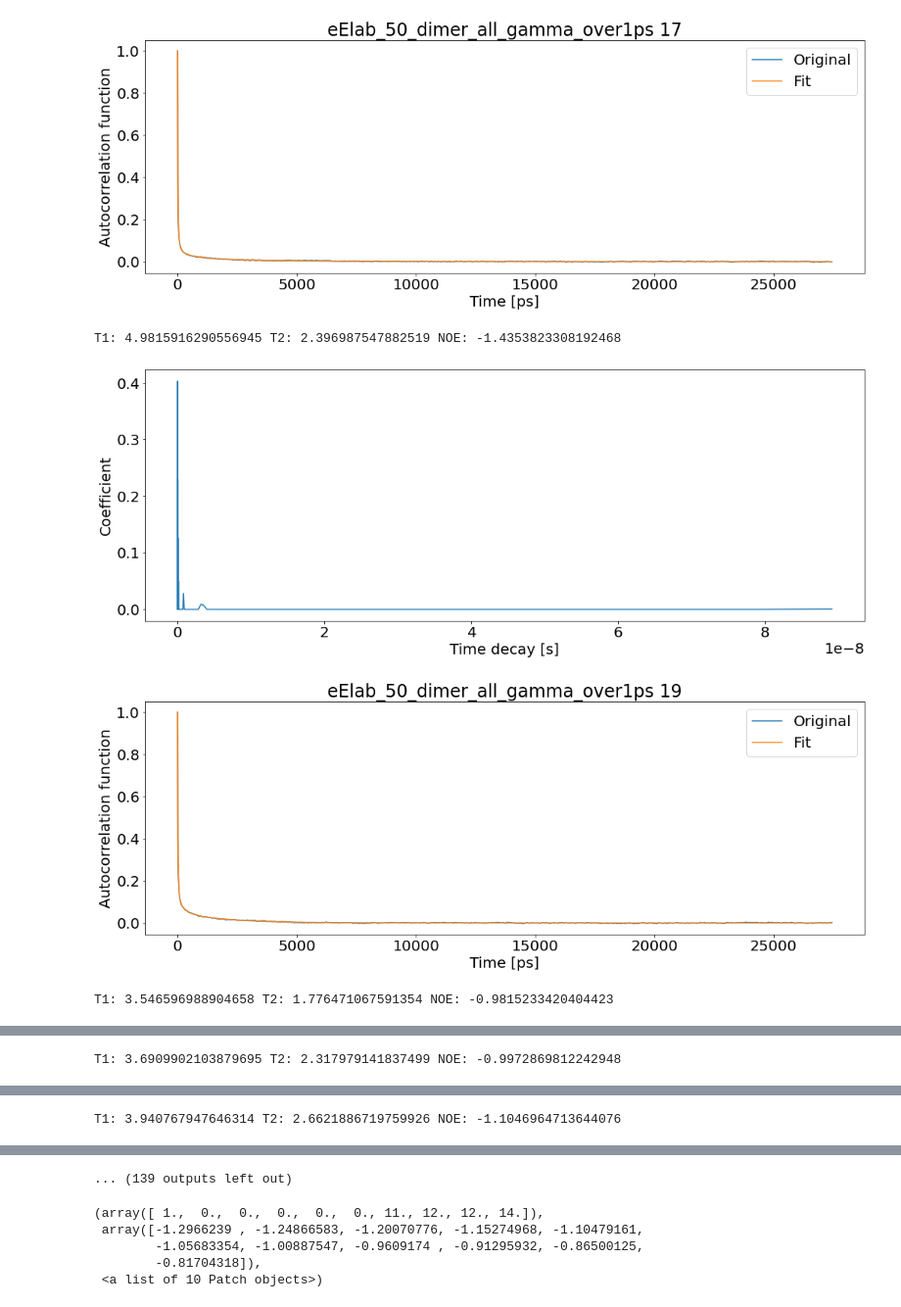
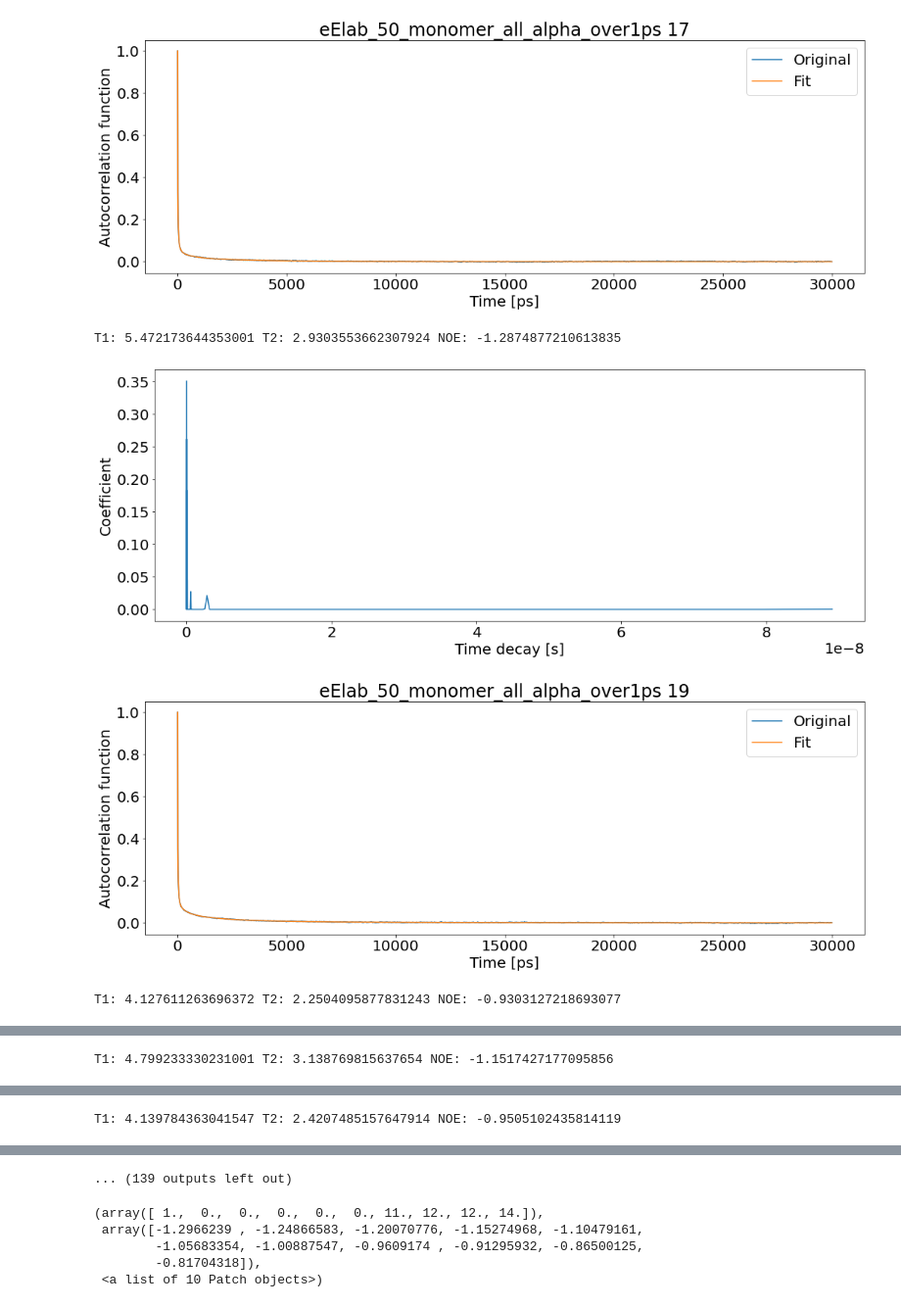
Before and after one commit to nencini/CorysPeptides, a Jupyter notebook: calculate_relax_from_SDS_proteins/AfterCorrelation.ipynb, the cells around one changed output, grey strips where cells are left out. Shown at 98% size. Saved outputs shown, nothing was run; the diff lists cells and outputs as text; code cells hidden in the pictures.

```diff
--- a/calculate_relax_from_SDS_proteins/AfterCorrelation.ipynb
+++ b/calculate_relax_from_SDS_proteins/AfterCorrelation.ipynb
@@ -29,36 +29,36 @@ gammaN=-27.166*10**6;
 # %%
 ### New analysis, all times over 1 ps
 
 OP=0 # order parameter
 smallest_corr_time=0 # enter in log scale -3 fs; 0 ps; 3 ns; 6 us;
 biggest_corr_time=5 # same as above
 N_exp_to_fit=100 # number of exponential functions to be fitted between the samlles and biggest corr time
 analyze=1/50 # the proportin of correlation data to be used for fitting, ex. 1/2 uses first half of the data
 #magnetic_field=2.35 # 5.99 # 8.49 T (values used in SDS paper, J.Chem. Soc.,, Faraday Trans. 1, 1988, 84(12), 4475-4486)
 magn_field_MHz=850 # for values in MHz
 magnetic_field=magn_field_MHz*2*np.pi/gammaH*10**6
 nuclei="15N" #nuclei to calculate: 2H-deutherium; 13C - carbon; 15N - nitrogen curl
 
 output_path="new_analysis/"
-#systems=["eElab_50_dimer_all_alpha"]
-systems=["eElab_50_dimer_all_gamma"]
+#systems=["eElab_50_dimer_all_alpha","eElab_50_dimer_all_gamma"]
+systems=["eElab_50_monomer_all_alpha"]
 
 #relaxations_1ps={}
 #relaxations_1ps["class"]={}
 #relaxations_1ps["yaml"]={}
 
 for system in systems:
     folder_path="new_analysis/"+system+"/"
     output_name=system+"_over1ps"
     yaml_output=output_path+output_name+".yaml"
     relaxations_1ps["class"][system]=rt.analyze_all_in_folder(OP,smallest_corr_time, biggest_corr_time, N_exp_to_fit,analyze,magnetic_field,folder_path,nuclei,output_name)
     rt.plot_T1_T2_noe(relaxations_1ps["class"][system],yaml_output,"pic.png")
 
     with open(yaml_output) as yaml_file:
         relaxations_1ps["yaml"][system]= yaml.load(yaml_file,Loader=yaml.FullLoader)
 # %% [output]
-[figure, old version]
+[figure, new version]
-T1: 4.9815916290556945 T2: 2.396987547882519 NOE: -1.4353823308192468
+T1: 5.472173644353001 T2: 2.9303553662307924 NOE: -1.2874877210613835
-[figure, old version]
+[figure, new version]
-[figure, old version]
+[figure, new version]
-T1: 3.546596988904658 T2: 1.776471067591354 NOE: -0.9815233420404423
+T1: 4.127611263696372 T2: 2.2504095877831243 NOE: -0.9303127218693077
@@ -67 +67 @@ T1: 3.546596988904658 T2: 1.776471067591354 NOE: -0.9815233420404423
-T1: 3.6909902103879695 T2: 2.317979141837499 NOE: -0.9972869812242948
+T1: 4.799233330231001 T2: 3.138769815637654 NOE: -1.1517427177095856
@@ -70 +70 @@ T1: 3.6909902103879695 T2: 2.317979141837499 NOE: -0.9972869812242948
-T1: 3.940767947646314 T2: 2.6621886719759926 NOE: -1.1046964713644076
+T1: 4.139784363041547 T2: 2.4207485157647914 NOE: -0.9505102435814119
```
Also changed, not shown: parts of 3 cells of this notebook, 13 other files.
